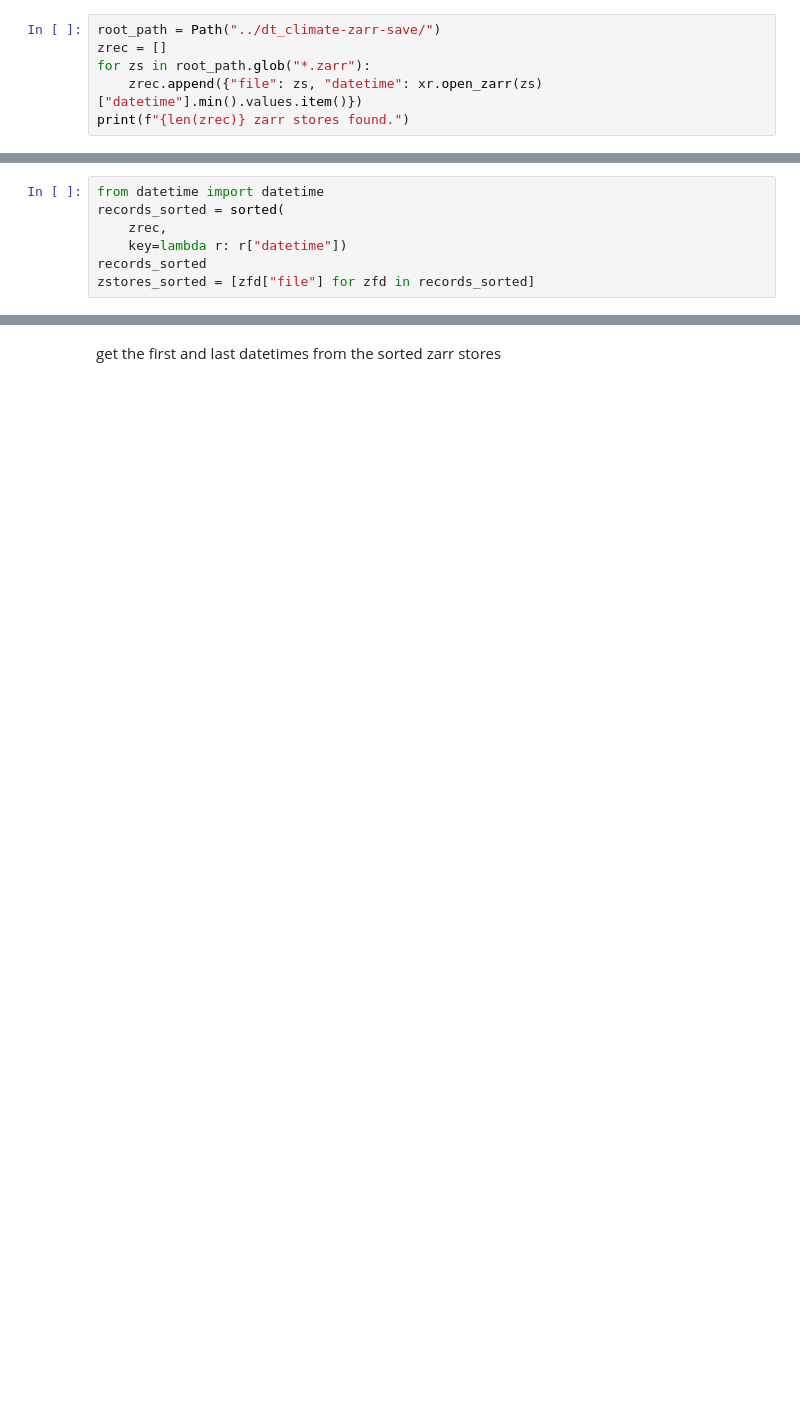
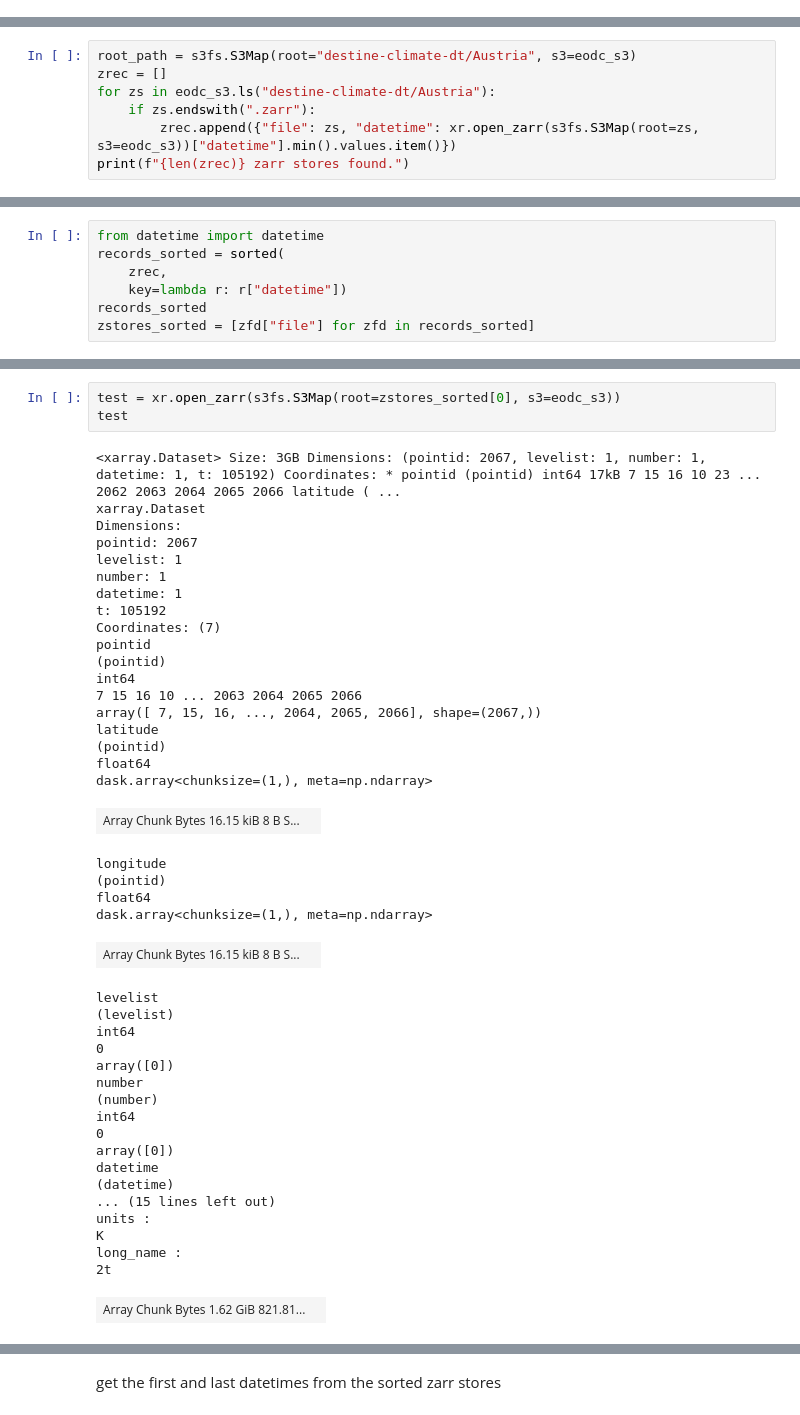
Before and after one commit to eodcgmbh/dt-climate-zarr, a Jupyter notebook: Generation1/Austria/stations-rechunk-combine-zarr-store.ipynb, the cells around one changed output, grey strips where cells are left out. Cells and saved outputs as stored; diff of their text form; blank space fills up the shorter version.

```diff
--- a/stations-rechunk-combine-zarr-store.ipynb
+++ b/Generation1/Austria/stations-rechunk-combine-zarr-store.ipynb
@@ -32,9 +19,3 @@ zarr_stores
 <s3fs.core.S3FileSystem at 0x...>
 # %% [markdown]
 Read from disc
-# %%
-root_path = Path("../dt_climate-zarr-save/")
-zrec = []
-for zs in root_path.glob("*.zarr"):
-    zrec.append({"file": zs, "datetime": xr.open_zarr(zs)["datetime"].min().values.item()})
-print(f"{len(zrec)} zarr stores found.")
@@ -42,0 +22,7 @@ print(f"{len(zrec)} zarr stores found.")
+# %%
+root_path = s3fs.S3Map(root="destine-climate-dt/Austria", s3=eodc_s3)
+zrec = []
+for zs in eodc_s3.ls("destine-climate-dt/Austria"):
+    if zs.endswith(".zarr"):
+        zrec.append({"file": zs, "datetime": xr.open_zarr(s3fs.S3Map(root=zs, s3=eodc_s3))["datetime"].min().values.item()})
+print(f"{len(zrec)} zarr stores found.")
@@ -64,0 +49,46 @@ records_sorted
+# %%
+test = xr.open_zarr(s3fs.S3Map(root=zstores_sorted[0], s3=eodc_s3))
+test
+# %% [output]
+<xarray.Dataset> Size: 3GB Dimensions: (pointid: 2067, levelist: 1, number: 1, datetime: 1, t: 105192) Coordinates: * pointid (pointid) int64 17kB 7 15 16 10 23 ... 2062 2063 2064 2065 2066 latitude ( ...
+xarray.Dataset
+Dimensions:
+pointid: 2067
+levelist: 1
+number: 1
+datetime: 1
+t: 105192
+Coordinates: (7)
+pointid
+(pointid)
+int64
+7 15 16 10 ... 2063 2064 2065 2066
+array([ 7, 15, 16, ..., 2064, 2065, 2066], shape=(2067,))
+latitude
+(pointid)
+float64
+dask.array<chunksize=(1,), meta=np.ndarray>
+| Array Chunk Bytes 16.15 kiB 8 B S... |  |
+longitude
+(pointid)
+float64
+dask.array<chunksize=(1,), meta=np.ndarray>
+| Array Chunk Bytes 16.15 kiB 8 B S... |  |
+levelist
+(levelist)
+int64
+0
+array([0])
+number
+(number)
+int64
+0
+array([0])
+datetime
+(datetime)
+... (15 lines left out)
+units :
+K
+long_name :
+2t
+| Array Chunk Bytes 1.62 GiB 821.81... |  |
```
Also changed, not shown: parts of 11 cells of this notebook, 45 other files.
